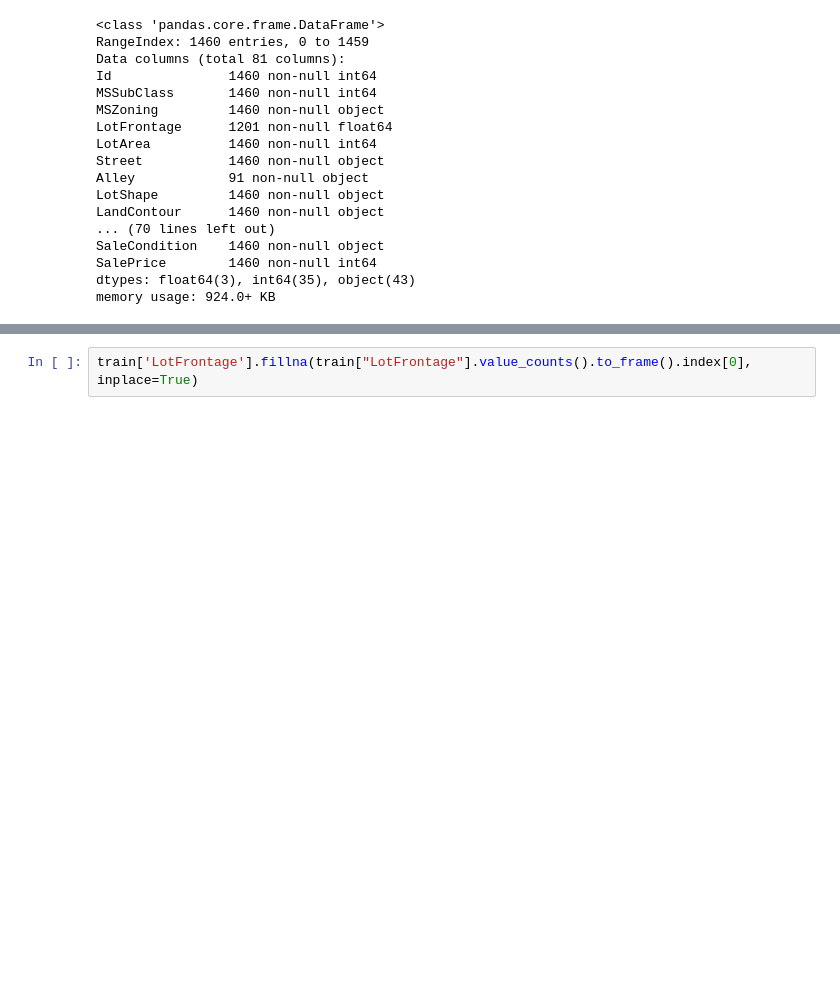
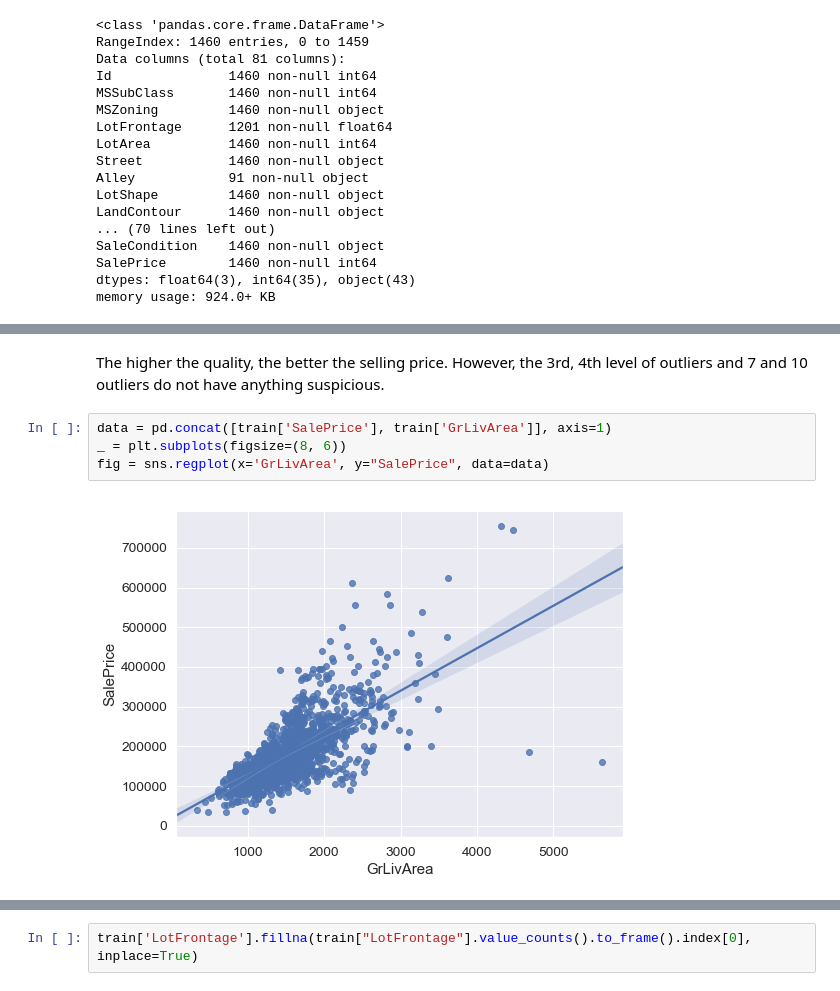
Before and after one commit to akatmer/JSON_Project, a Jupyter notebook: DataWrangling.ipynb, the cells around one changed output, grey strips where cells are left out. Drawn from its saved outputs; the diff is of its cells as text; blank space fills up the shorter version.

```diff
--- a/DataWrangling.ipynb
+++ b/DataWrangling.ipynb
@@ -110,0 +134,9 @@ memory usage: 924.0+ KB
+# %% [markdown]
+The higher the quality, the better the selling price.
+However, the 3rd, 4th level of outliers and 7 and 10 outliers do not have anything suspicious.
+# %%
+data = pd.concat([train['SalePrice'], train['GrLivArea']], axis=1)
+_ = plt.subplots(figsize=(8, 6))
+fig = sns.regplot(x='GrLivArea', y="SalePrice", data=data)
+# %% [output]
+[figure, added]
```
Also changed, not shown: parts of 80 cells of this notebook.
